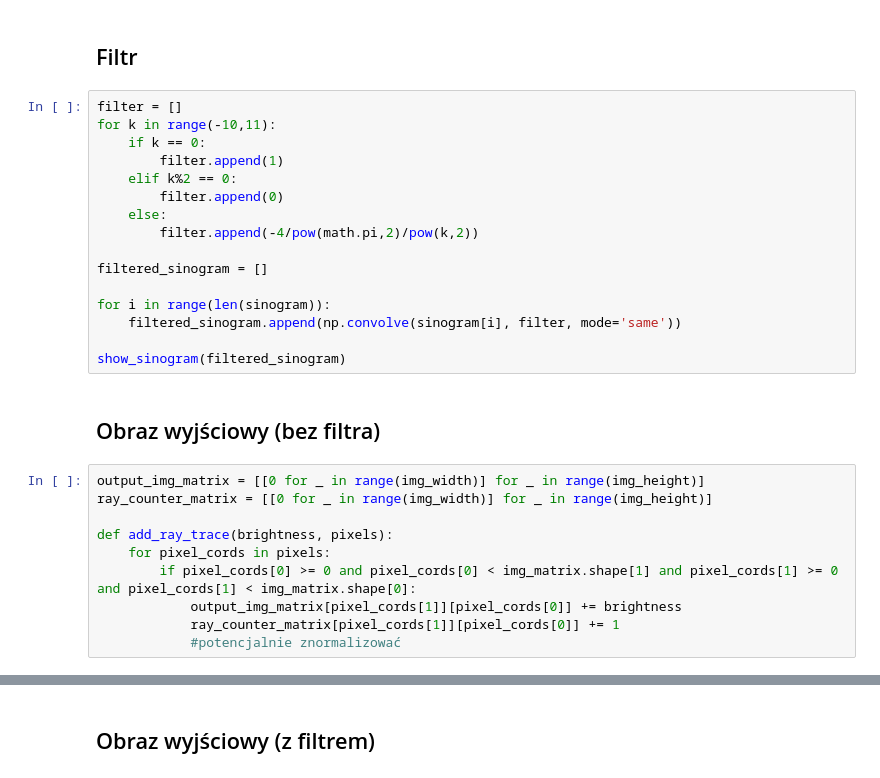
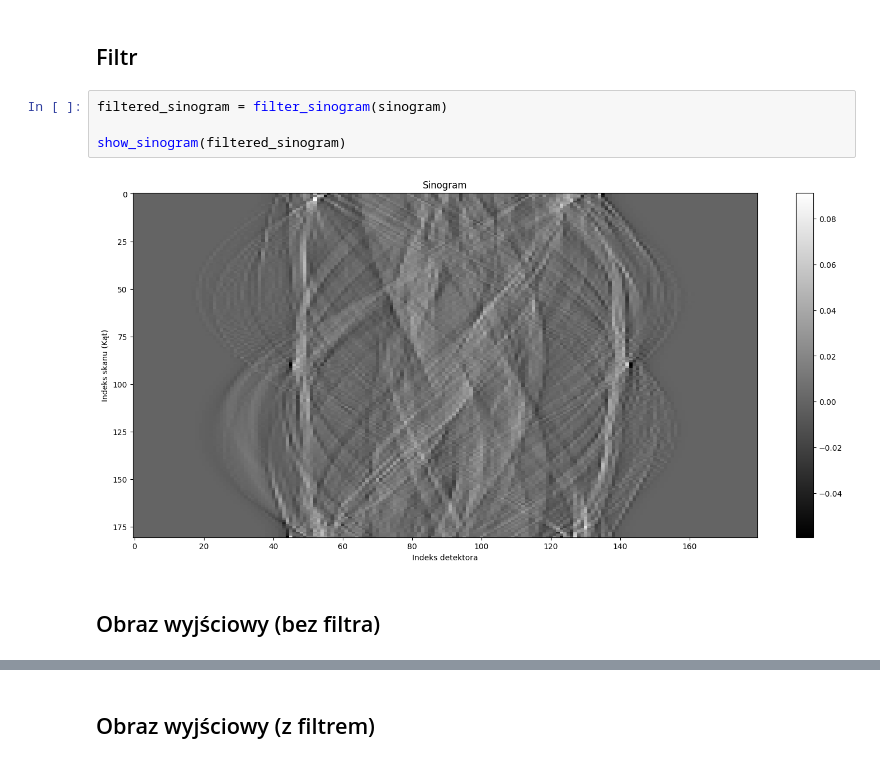
Before and after one commit to Szymonur/tomograf, a Jupyter notebook: tomograf.ipynb, the cells around one changed output, grey strips where cells are left out. Saved outputs shown, nothing was run; the diff lists cells and outputs as text.

```diff
--- a/tomograf.ipynb
+++ b/tomograf.ipynb
@@ -202,30 +90,10 @@ show_sinogram(sinogram)
 # %% [markdown]
 ## Filtr
-# %%
-filter = []
-for k in range(-10,11):
-    if k == 0:
-        filter.append(1)
-    elif k%2 == 0:
-        filter.append(0)
-    else:
-        filter.append(-4/pow(math.pi,2)/pow(k,2))
-
-filtered_sinogram = []
-
-for i in range(len(sinogram)):
-    filtered_sinogram.append(np.convolve(sinogram[i], filter, mode='same'))
-
-show_sinogram(filtered_sinogram)
+# %%
+filtered_sinogram = filter_sinogram(sinogram)
+
+show_sinogram(filtered_sinogram)
+# %% [output]
+[figure, added]
 # %% [markdown]
 ## Obraz wyjściowy (bez filtra)
-# %%
-output_img_matrix = [[0 for _ in range(img_width)] for _ in range(img_height)]
-ray_counter_matrix = [[0 for _ in range(img_width)] for _ in range(img_height)]
-
-def add_ray_trace(brightness, pixels):
-    for pixel_cords in pixels:
-        if pixel_cords[0] >= 0 and pixel_cords[0] < img_matrix.shape[1] and pixel_cords[1] >= 0 and pixel_cords[1] < img_matrix.shape[0]:
-            output_img_matrix[pixel_cords[1]][pixel_cords[0]] += brightness
-            ray_counter_matrix[pixel_cords[1]][pixel_cords[0]] += 1
-            #potencjalnie znormalizować
```
Also changed, not shown: parts of 18 cells of this notebook, 7 other files.
